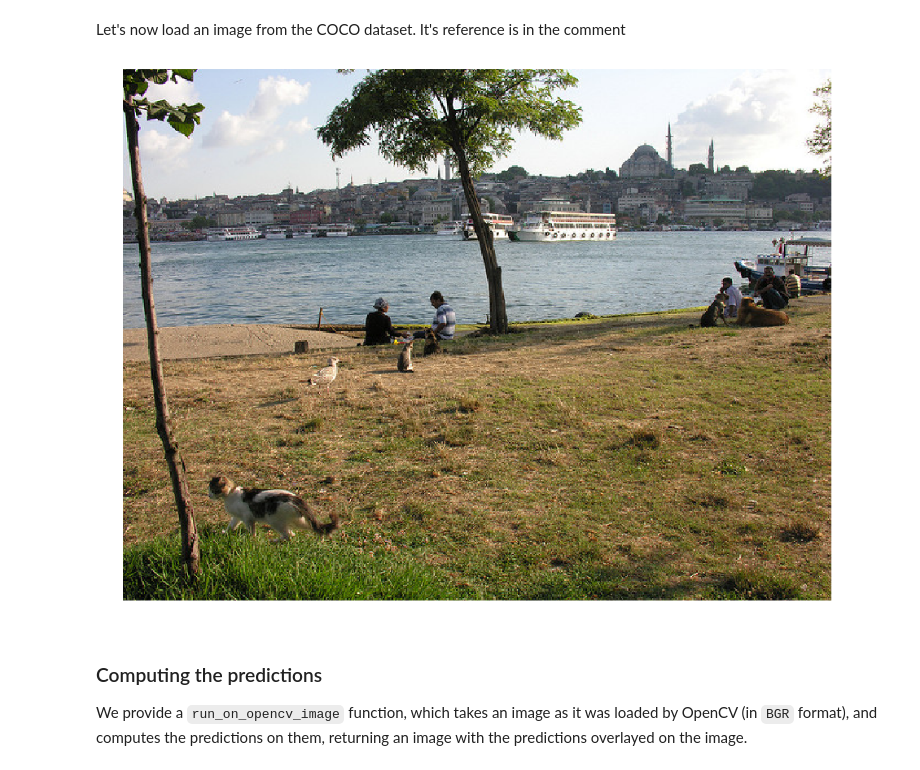
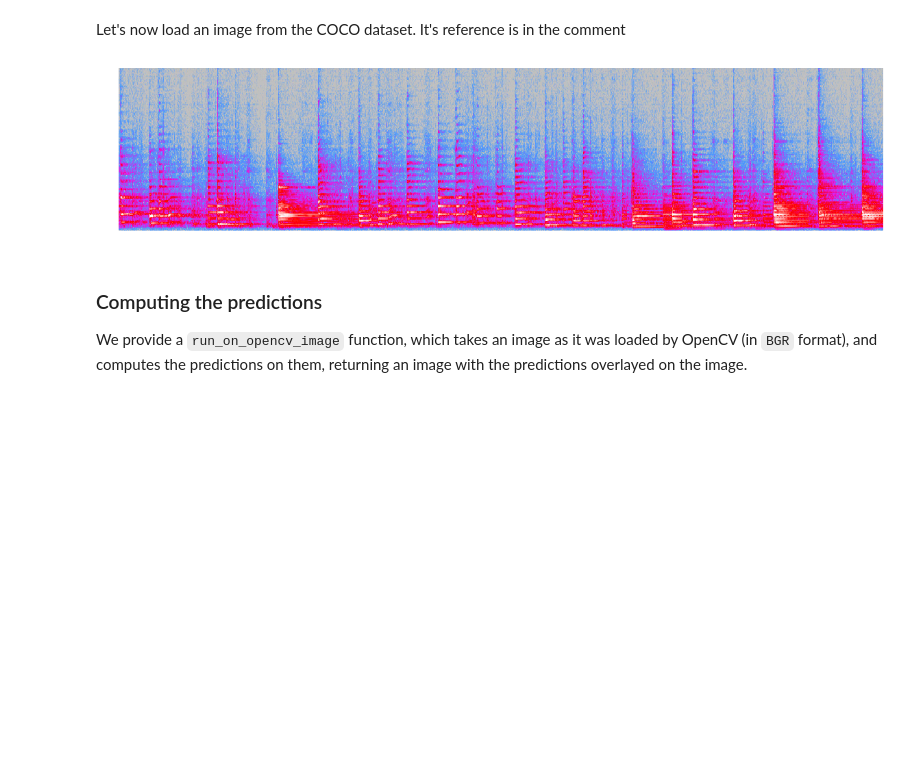
Before and after one commit to airqj/maskrcnn-benchmark, a Jupyter notebook: demo/Mask_R-CNN_demo.ipynb, the cells around one changed output. Cells and saved outputs as stored; diff of their text form; code cells hidden in the pictures; blank space fills up the shorter version.

```diff
--- a/demo/Mask_R-CNN_demo.ipynb
+++ b/demo/Mask_R-CNN_demo.ipynb
@@ -63,10 +65,15 @@ def imshow(img):
 Let's now load an image from the COCO dataset. It's reference is in the comment
 # %%
 # from http://cocodataset.org/#explore?id=345434
-image = load("http://farm3.staticflickr.com/2469/3915380994_2e611b1779_z.jpg")
+# image = load("http://farm3.staticflickr.com/2469/3915380994_2e611b1779_z.jpg")
+# imshow(image)
+#image = Image.open("../datasets/coco/val_specs/00131.jpg")
+#image = image.T * image
+#imshow(image)
+image = cv2.imread("../datasets/coco/val_specs/00132.jpg")
 imshow(image)
 # %% [output]
-[figure, old version]
+[figure, new version]
 # %% [markdown]
 ### Computing the predictions
 
```
Also changed, not shown: parts of 4 cells of this notebook, 6 other files.
